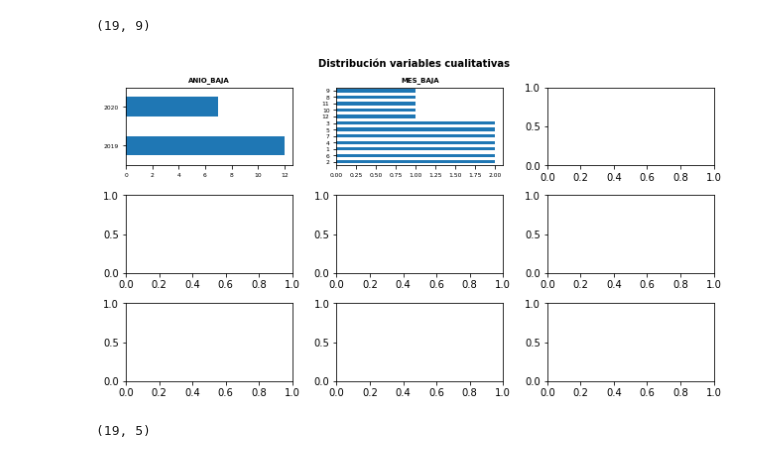
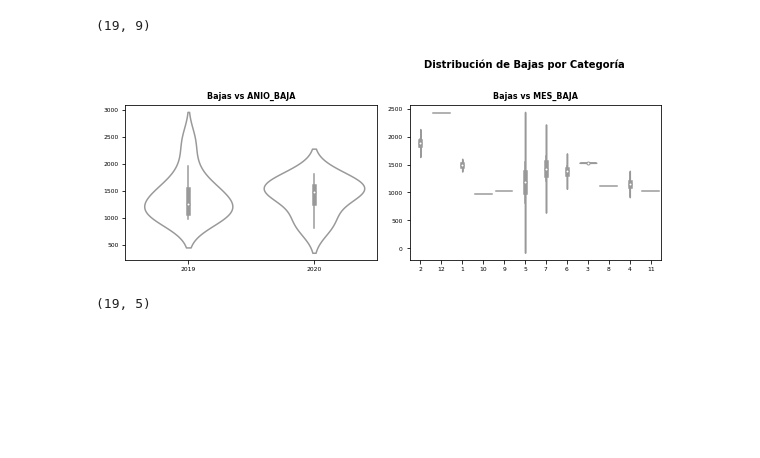
Before and after one commit to ClauCll/Curso_ML_A_Z, a Jupyter notebook: Regresión/Regresion_Bajas_Antiguedad_v4.ipynb, the cells around one changed output. Drawn from its saved outputs; the diff is of its cells as text; code cells hidden in the pictures; blank space fills up the shorter version.

```diff
--- a/Regresión/Regresion_Bajas_Antiguedad_v4.ipynb
+++ b/Regresión/Regresion_Bajas_Antiguedad_v4.ipynb
@@ -58,29 +58,36 @@ X.shape
 # %% [output]
 (19, 9)
 # %%
-## Gráfico para cada variable cualitativa
+# Gráfico relación entre el precio y cada cada variables cualitativas
 # ==============================================================================
 # Ajustar número de subplots en función del número de columnas
-fig, axes = plt.subplots(nrows=3, ncols=3, figsize=(9, 5))
+fig, axes = plt.subplots(nrows=3, ncols=3, figsize=(12, 8))
 axes = axes.flat
 columnas_object = data.select_dtypes(include=['object']).columns
 
 for i, colum in enumerate(columnas_object):
-    data[colum].value_counts().plot.barh(ax = axes[i])
-    axes[i].set_title(colum, fontsize = 7, fontweight = "bold")
+    sns.violinplot(
+        x     = colum,
+        y     = 'TOTAL_BAJAS',
+        data  = data,
+        color = "white",
+        ax    = axes[i]
+    )
+    axes[i].set_title(f"Bajas vs {colum}", fontsize = 8, fontweight = "bold")
+    #axes[i].yaxis.set_major_formatter(ticker.EngFormatter())
     axes[i].tick_params(labelsize = 6)
     axes[i].set_xlabel("")
+    axes[i].set_ylabel("")
 
 # Se eliminan los axes vacíos
-#for i in [7, 8]:
-#    fig.delaxes(axes[i])
+for i in [2,3,4,5,6,7,8]:
+   fig.delaxes(axes[i])
 
 fig.tight_layout()
 plt.subplots_adjust(top=0.9)
-fig.suptitle('Distribución variables cualitativas',
-             fontsize = 10, fontweight = "bold");
+fig.suptitle('Distribución de Bajas por Categoría', fontsize = 10, fontweight = "bold");
 # %% [output]
-[figure, old version]
+[figure, new version]
 # %%
 #pasamos las variables cualitativas a binarias
 from sklearn.preprocessing import LabelEncoder, OneHotEncoder
```
